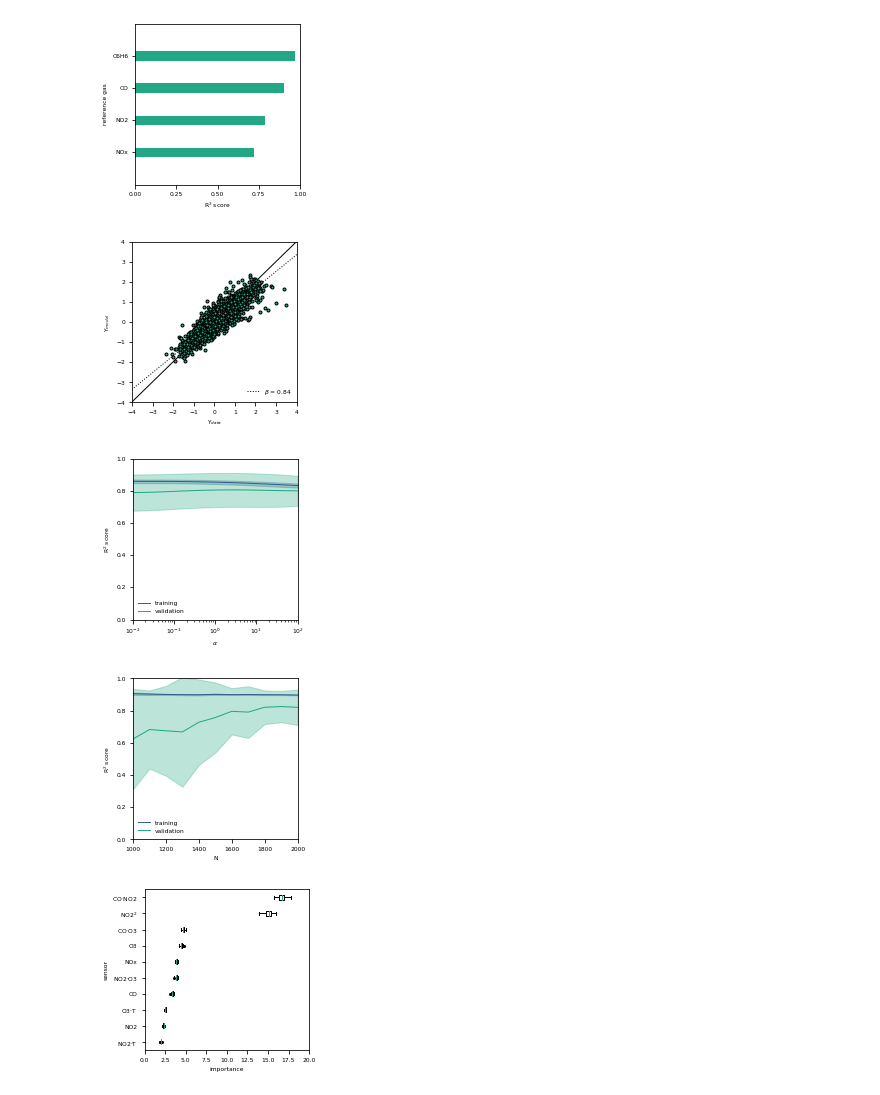
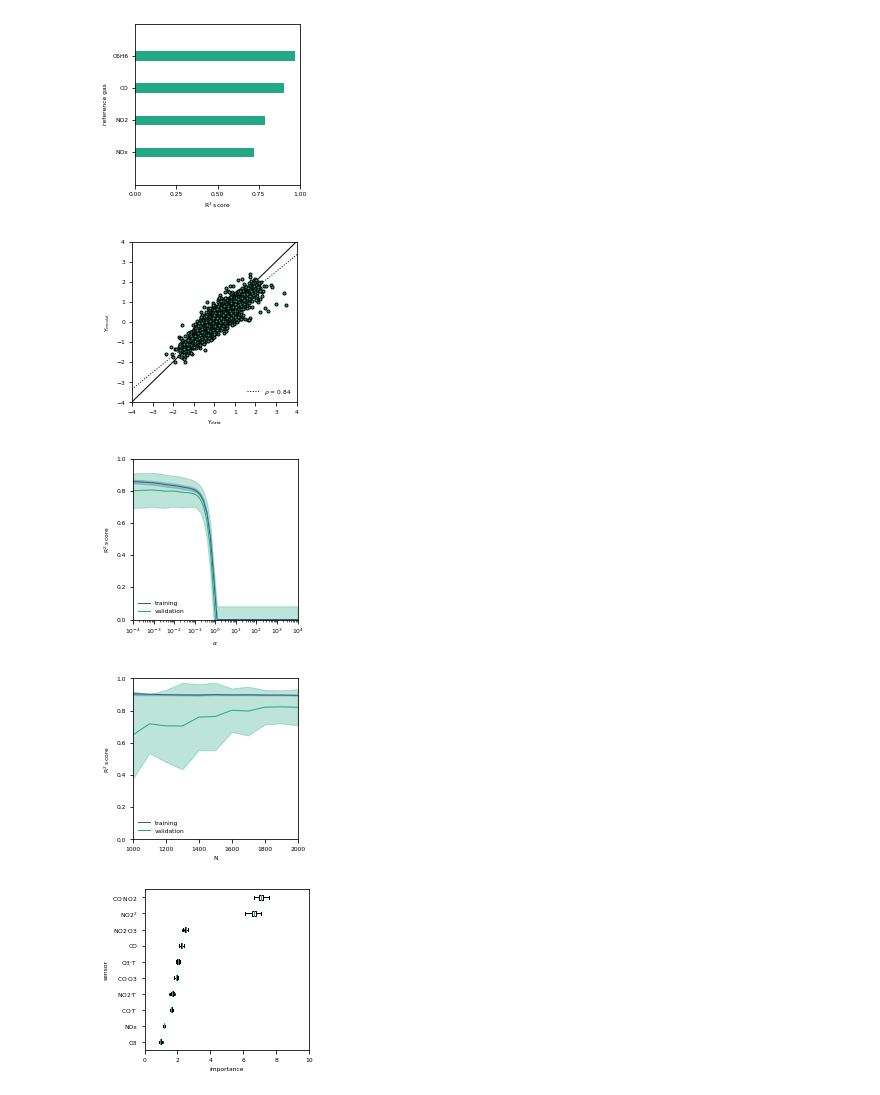
Before and after one commit to gtancev/Chemical-Sensor-Data, a Jupyter notebook: LR_sklearn/main_LR.ipynb, the cells around one changed output. Saved outputs shown, nothing was run; the diff lists cells and outputs as text; code cells hidden in the pictures.

```diff
--- a/LR_sklearn/main_LR.ipynb
+++ b/LR_sklearn/main_LR.ipynb
@@ -29,9 +29,9 @@ A neural network is used as machine learning algorithm. To avoid overfitting, a
 transformer = PolynomialFeatures(degree=2, include_bias=False)
 scaler = StandardScaler(copy=True) # Define standard scaler instance.
 imputer = SimpleImputer() # Define imputer instance.
-detector = IsolationForest(n_estimators=1000, random_state=0) # Define outlier detector instance.
+detector = IsolationForest(n_estimators=1000, contamination="auto", random_state=0) # Define outlier detector instance.
 dim_red = KernelPCA(n_components=2, kernel="rbf", random_state=0, n_jobs=-1) # Define dimensionality reduction instance.
-model = Ridge(normalize=False, random_state=0) # Define random forest model instance.
+model = ElasticNet(max_iter=1e5, normalize=False, random_state=0) # Define linear regression model instance.
 lin_reg = LinearRegression() # Define linear regression instance.
 
 # Define label generator for transformer.
@@ -115,8 +115,8 @@ Training set consists of 1917 samples. Test set contains 822 samples.
 Hyperparameters are determined via randomized grid search and model is trained.
 # %%
 # Training phase.
-parameters = {"alpha": np.logspace(-2, 2, 50)} # Define grid.
-clf = RandomizedSearchCV(model, parameters, n_iter=10, cv=5, scoring='neg_mean_squared_error', n_jobs=-1, random_state=0) # Run grid search.
+parameters = {"alpha": np.logspace(-4, 4, 50)} # Define grid.
+clf = RandomizedSearchCV(model, parameters, n_iter=50, cv=5, scoring='neg_mean_squared_error', n_jobs=-1, random_state=0) # Run grid search.
 clf.fit(X_train, Y_train) # Train/optimize regressor.
 model1 = clf.best_estimator_ # Select best model.
 # %% [markdown]
@@ -168,43 +168,43 @@ ax.set_xlabel(r"Y$_{data}$")
 ax.set_ylabel(r"Y$_{model}$")
 ax.set_xlim(-4.0, 4.0)
 ax.set_ylim(-4.0, 4.0)
-ax.plot(Y_syn,Y_syn_p, ":", color="k", label=r"$\beta$ = "+str(np.round(slope.coef_[0][0],2)))
+ax.plot(Y_syn,Y_syn_p, ":", color="k", label=r"$\rho$ = "+str(np.round(slope.coef_[0][0],2)))
 ax.plot([-10,10],[-10,10], "-", color="k")
 ax.plot(Y_test.values, Y_predict, color=plt.cm.viridis(0.6), marker=".", alpha=1.0, mec='k', linestyle="")
 plt.legend(frameon=False, loc=4)
 plt.savefig('./figures/congruency',dpi=900,transparent=True,orientation='landscape',bbox_inches='tight')
 plt.show()
 # %% [output]
-[figure, old version]
+[figure, new version]
 # %%
 # Compute validation curve.
-param_range = np.logspace(-2, 2, 50)
+param_range = np.logspace(-4, 4, 50)
 train_scores, test_scores = validation_curve(model1, X, Y,
                                              "alpha", param_range, cv=10,
                                              scoring="r2", verbose=0, n_jobs=-1)
 
 # Plot validation curve.
 train_scores_mean = np.mean(train_scores, axis=1)
 train_scores_std = np.std(train_scores, axis=1)
 test_scores_mean = np.mean(test_scores, axis=1)
 test_scores_std = np.std(test_scores, axis=1)
 
 fig = plt.figure(figsize=(2.95,2.95))
 fig.tight_layout()
 ax = fig.add_subplot(111)
 ax.set_xlabel(r"$\alpha$")
 ax.set_ylabel("R$^2$ score")
 ax.set_ylim(0.0, 1.0)
 ax.set_xlim(param_range[0], param_range[-1])
 plt.semilogx(param_range, train_scores_mean, label="training",color=plt.cm.viridis(0.3))
 plt.fill_between(param_range, train_scores_mean - train_scores_std,train_scores_mean + train_scores_std, alpha=0.3,color=plt.cm.viridis(0.3))
 plt.semilogx(param_range, test_scores_mean, label="validation",color=plt.cm.viridis(0.6))
 plt.fill_between(param_range, test_scores_mean - test_scores_std,test_scores_mean + test_scores_std, alpha=0.3,color=plt.cm.viridis(0.6))
 plt.legend(frameon=False, loc=3)
 plt.savefig('./figures/validation_curve',dpi=900,transparent=True,orientation='landscape',bbox_inches='tight')
 plt.show()
 # %% [output]
-[figure, old version]
+[figure, new version]
 # %%
 # Compute training curve.
 train_sizes, train_scores, test_scores = learning_curve(model1, X, Y,
@@ -232,13 +232,13 @@ plt.legend(frameon=False, loc=3)
 plt.savefig('./figures/training_curve',dpi=900,transparent=True,orientation='landscape',bbox_inches='tight')
 plt.show()
 # %% [output]
-[figure, old version]
+[figure, new version]
 # %%
 # Compute and plot permutation importance.
 importance = permutation_importance(model1, X_train, Y_train, n_repeats=100, scoring="r2", random_state=0) # Compute.
 perm_sorted_idx = importance.importances_mean.argsort() # Sort labels.
-
 labels_ = [item for item in X_test.columns[perm_sorted_idx]] # Customize labels.
+features_to_show = 10
 
 fig = plt.figure(figsize=(2.95,2.95))
 fig.tight_layout()
@@ -247,12 +247,12 @@ bp = plt.boxplot(importance.importances[perm_sorted_idx].T, vert=False, labels=l
 plt.setp(bp['medians'], color=plt.cm.viridis(0.6))
 plt.xlabel("importance")
 plt.ylabel("sensor")
-plt.xlim((0, 20))
-plt.ylim((len(labels_)-9.5, len(labels_)+0.5))
+plt.xlim((0, 10))
+plt.ylim((len(labels_)+0.5-features_to_show, len(labels_)+0.5))
 plt.savefig('./figures/permutation_importance',dpi=900,transparent=True,orientation='landscape',bbox_inches='tight')
 plt.show()
 # %% [output]
-[figure, old version]
+[figure, new version]
 # %%
 # Compute and plot partial dependences.
 linestyles = ["-","-.","--",":"]
```
Also changed, not shown: parts of 3 cells of this notebook, 38 other files.
